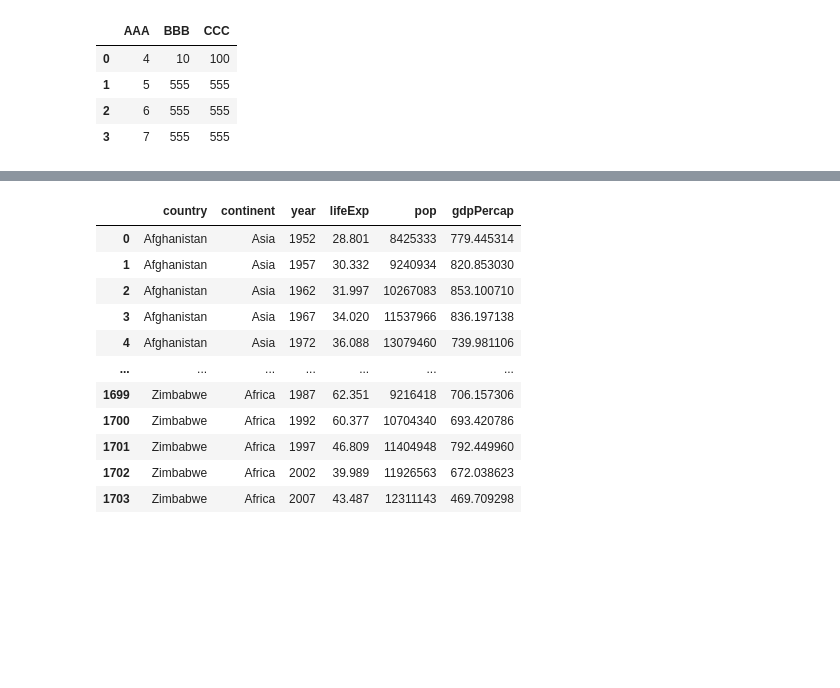
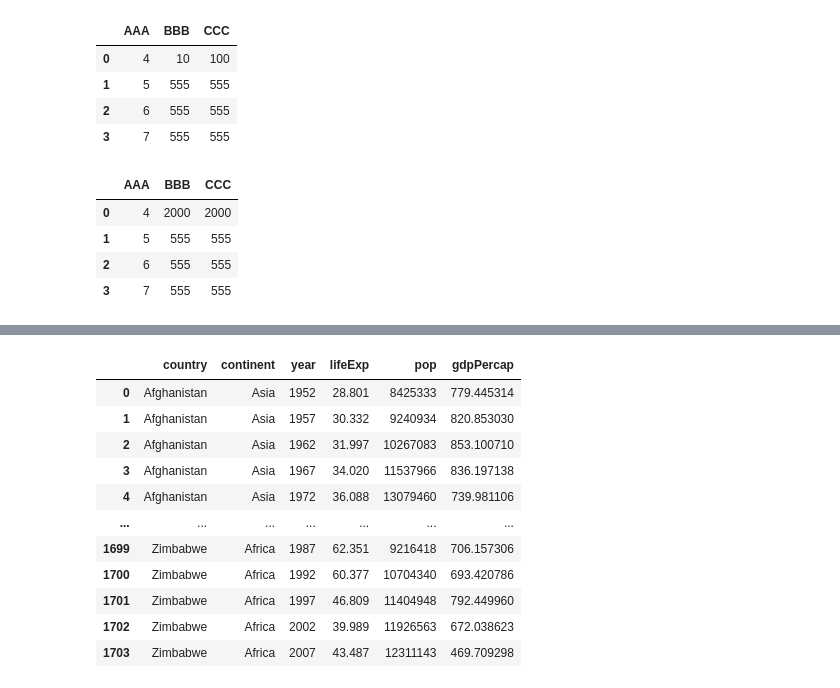
Before and after one commit to ChrisHSKim/python_for_everyone, a Jupyter notebook: notebooks/python with pandas.ipynb, the cells around one changed output, grey strips where cells are left out. Cells and saved outputs as stored; diff of their text form; code cells hidden in the pictures; blank space fills up the shorter version.

```diff
--- a/notebooks/python with pandas.ipynb
+++ b/notebooks/python with pandas.ipynb
@@ -36,3 +36,13 @@ df
 | 1 | 5 | 555 | 555 |
 | 2 | 6 | 555 | 555 |
 | 3 | 7 | 555 | 555 |
+# %%
+df.loc[df.AAA < 5, ['BBB', 'CCC']] = 2000
+# %%
+df
+# %% [output]
+|  | AAA | BBB | CCC |
+| 0 | 4 | 2000 | 2000 |
+| 1 | 5 | 555 | 555 |
+| 2 | 6 | 555 | 555 |
+| 3 | 7 | 555 | 555 |
```
Also changed, not shown: parts of 15 cells of this notebook.
